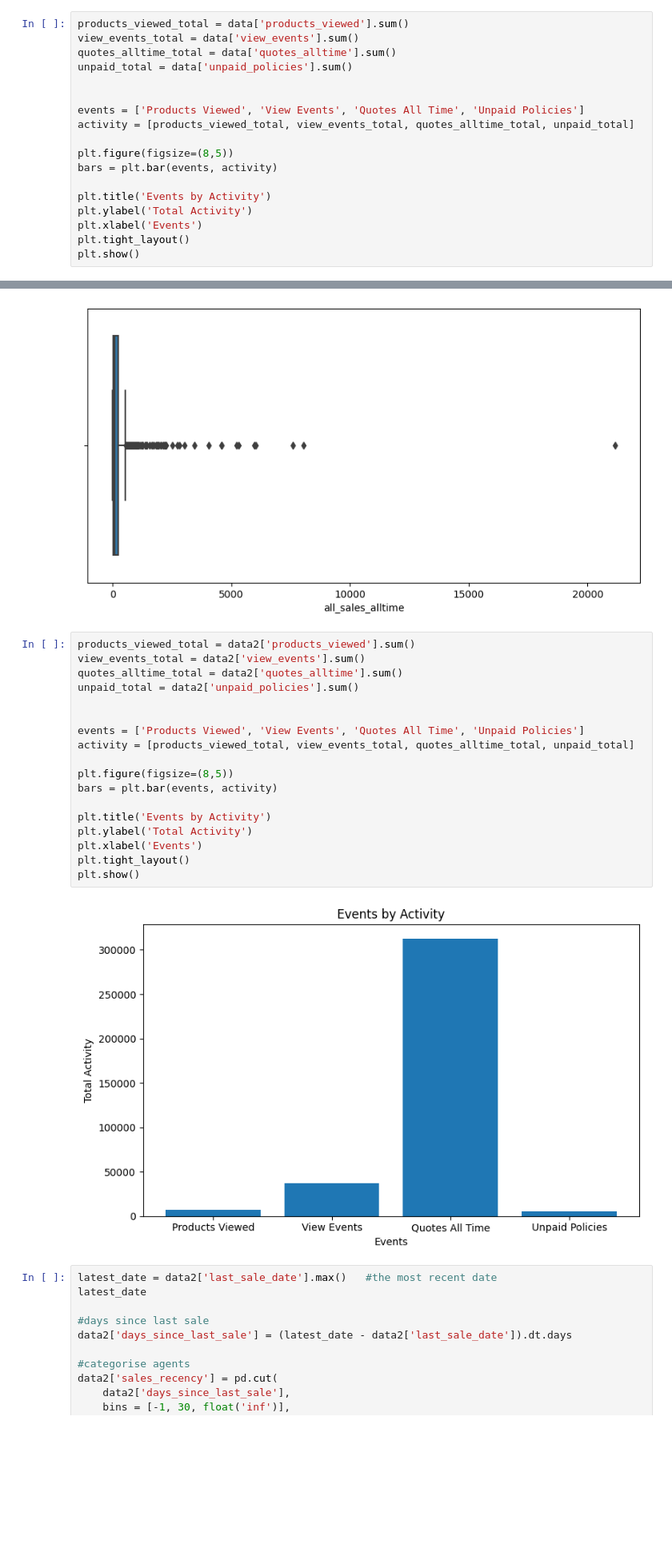
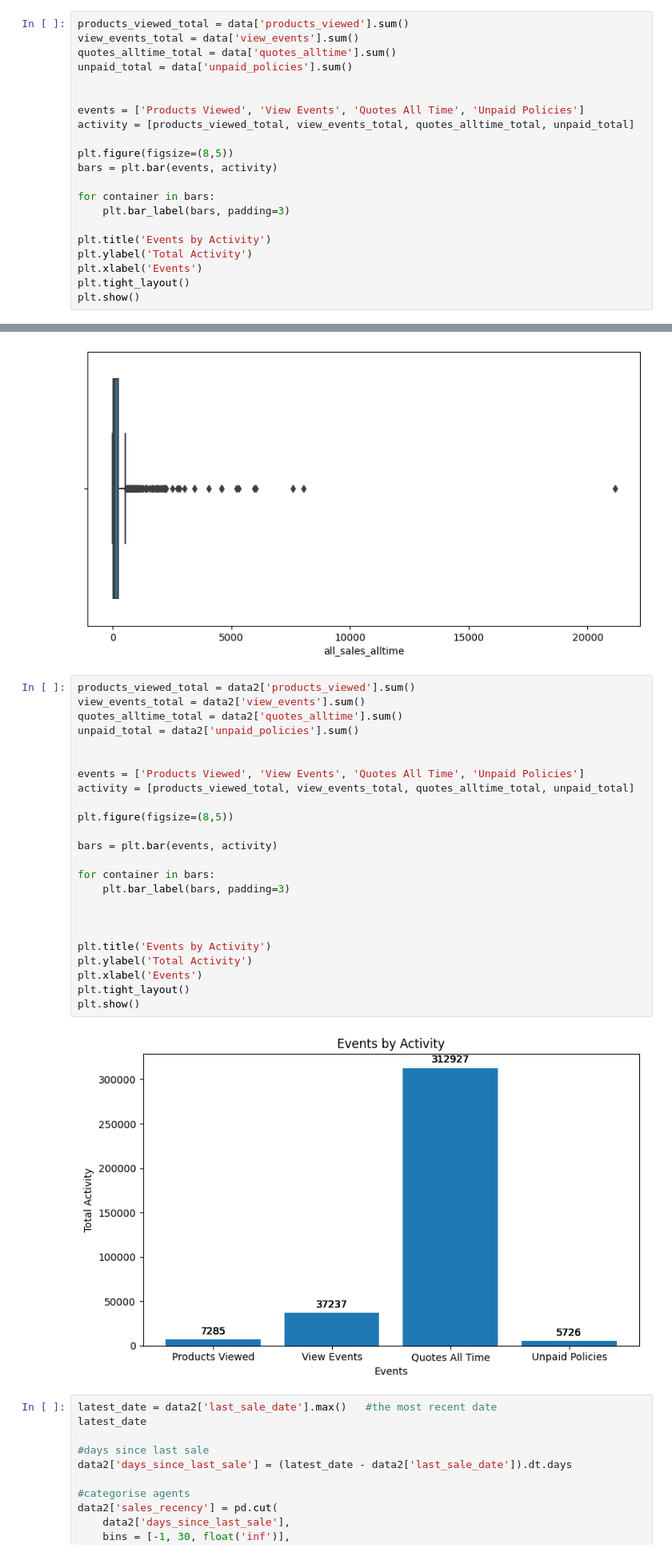
Before and after one commit to Victoria-ui227/PWA_user_behavior, a Jupyter notebook: dropper.ipynb, the cells around one changed output, grey strips where cells are left out. Shown at 80% size. Saved outputs shown, nothing was run; the diff lists cells and outputs as text; blank space fills up the shorter version.

```diff
--- a/dropper.ipynb
+++ b/dropper.ipynb
@@ -99,6 +99,9 @@ activity = [products_viewed_total, view_events_total, quotes_alltime_total, unpa
 plt.figure(figsize=(8,5))
 bars = plt.bar(events, activity)
 
+for container in bars:
+    plt.bar_label(bars, padding=3)
+
 plt.title('Events by Activity')
 plt.ylabel('Total Activity')
 plt.xlabel('Events')
@@ -198,23 +259,29 @@ sns.boxplot(x=data2['all_sales_alltime']);
 # %%
 products_viewed_total = data2['products_viewed'].sum()
 view_events_total = data2['view_events'].sum()
 quotes_alltime_total = data2['quotes_alltime'].sum()
 unpaid_total = data2['unpaid_policies'].sum()
 
 
 events = ['Products Viewed', 'View Events', 'Quotes All Time', 'Unpaid Policies']
 activity = [products_viewed_total, view_events_total, quotes_alltime_total, unpaid_total]
 
 plt.figure(figsize=(8,5))
+
 bars = plt.bar(events, activity)
+
+for container in bars:
+    plt.bar_label(bars, padding=3)
+
+
 
 plt.title('Events by Activity')
 plt.ylabel('Total Activity')
 plt.xlabel('Events')
 plt.tight_layout()
 plt.show()
 # %% [output]
-[figure, old version]
+[figure, new version]
 # %%
 latest_date = data2['last_sale_date'].max()   #the most recent date
 latest_date
```
Also changed, not shown: parts of 32 cells of this notebook, 4 other files.
